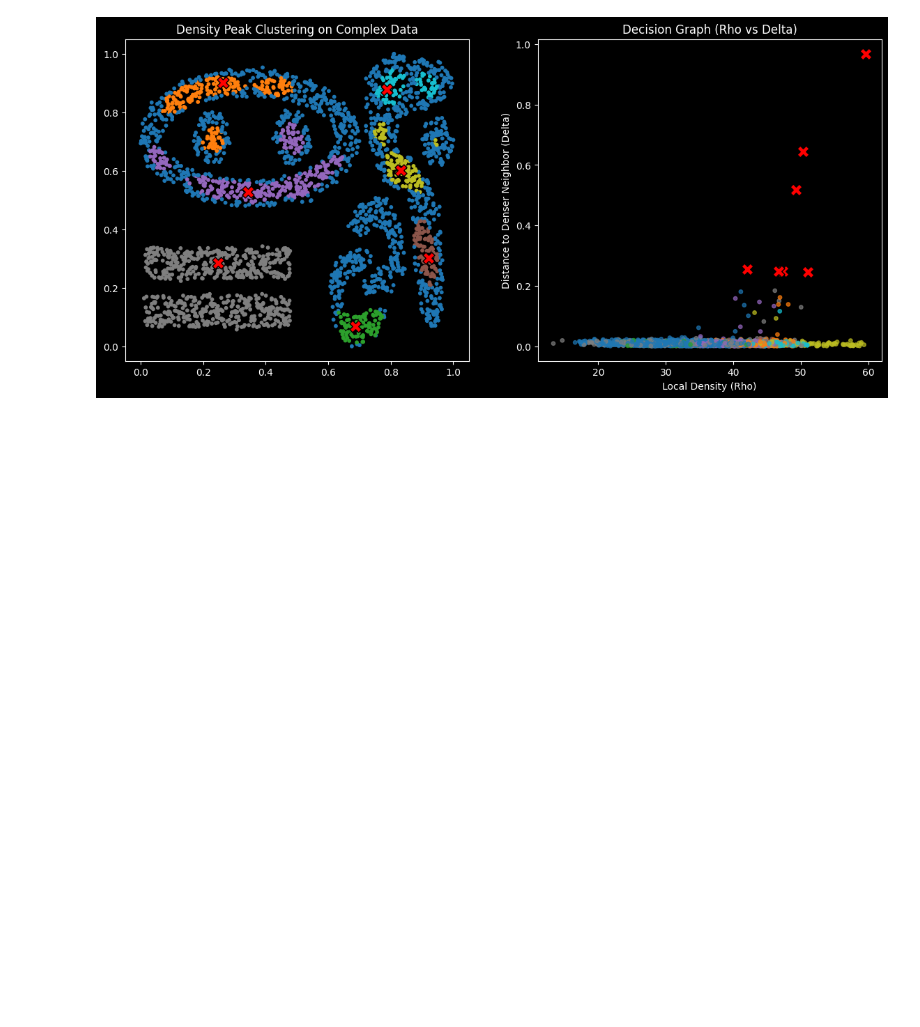
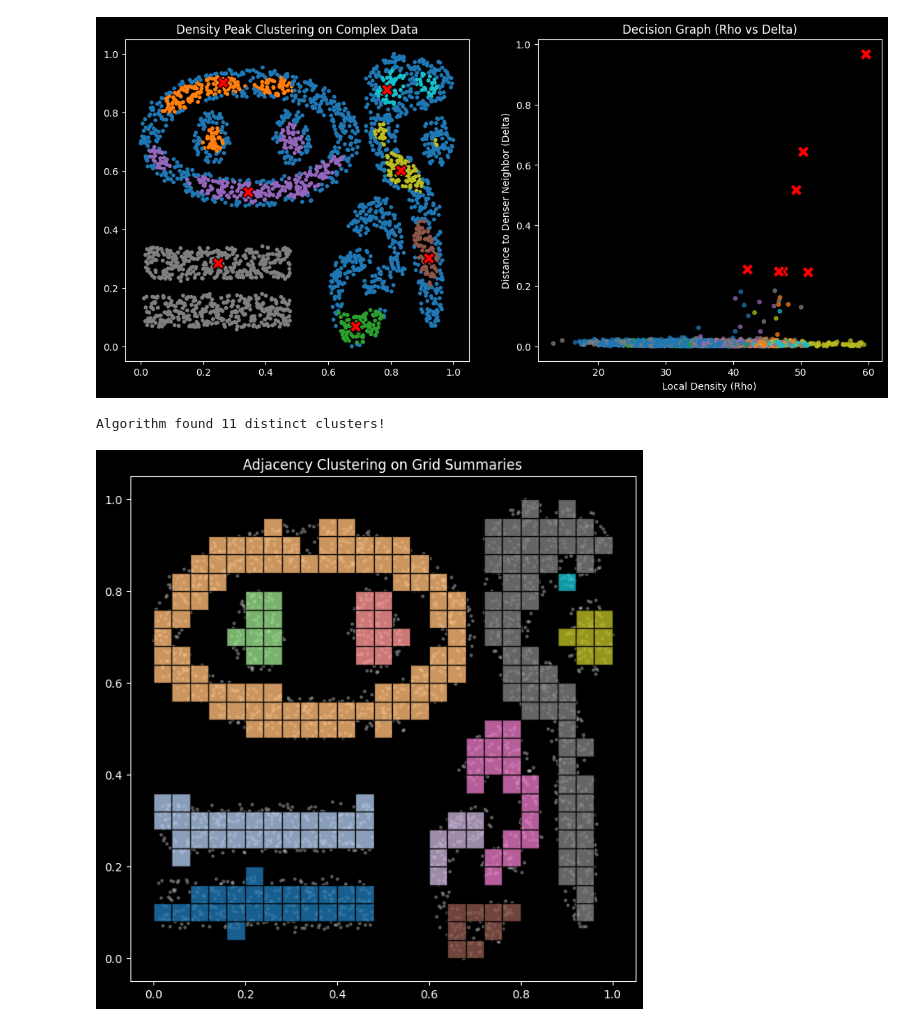
Before and after one commit to justfeelix/dstream-hajuj, a Jupyter notebook: playground.ipynb, the cells around one changed output. Drawn from its saved outputs; the diff is of its cells as text; code cells hidden in the pictures; blank space fills up the shorter version.

Commit message:
Added adjacency - understand the online-offline paradigm and why its necessary on a large amount of continous data

```diff
--- a/playground.ipynb
+++ b/playground.ipynb
@@ -264,0 +290,78 @@ plt.show()
+# %%
+from matplotlib.patches import Rectangle
+from baseframework.offline_clustering.adjacency import adjacency_clustering
+
+# 1. Load Data
+X, _ = datahandler.load_data("complex9")
+
+# ==========================================
+# PHASE 1: "ONLINE" SUMMARIZATION (The Grid)
+# ==========================================
+grid_size = 0.04
+
+# Instantly map all points to their grid cell indices
+grid_indices = np.floor(X / grid_size).astype(int)
+
+# Count how many points fell into each unique grid cell
+unique_cells, counts = np.unique(grid_indices, axis=0, return_counts=True)
+
+# Calculate the actual X/Y center coordinates of these populated grid cells
+summary_centers = unique_cells * grid_size + (grid_size / 2)
+
+# Decide the "status" of each summary based on its density (count)
+density_threshold = 6
+# If a cell has 10 or more points, it's 'dense'. Otherwise, we consider it 'noise'.
+status = np.array(["dense" if c >= density_threshold else "noise" for c in counts])
+
+# ==========================================
+# PHASE 2: "OFFLINE" ADJACENCY CLUSTERING
+# ==========================================
+# We want cells that are directly next to each other to connect.
+# The distance between two adjacent cell centers is exactly 'grid_size'.
+# The adjacency.py script connects points if distance <= sim_thresh[i] + sim_thresh[j]
+# So we set the individual threshold to slightly more than half the grid size
+sim_thresh = (grid_size / 2) * 1.1
+
+
+labels = adjacency_clustering(
+    X=summary_centers,
+    metric='euclidean',
+    status=status,
+    similarity_thresholds=sim_thresh
+)
+
+# number of unique clusters found (ignoring noise label -1)
+num_clusters = len(np.unique(labels[labels != -1]))
+print(f"Algorithm found {num_clusters} distinct clusters!")
+
+# ==========================================
+# PHASE 3: VISUALIZATION
+# ==========================================
+fig, ax = plt.subplots(figsize=(10, 8))
+
+# 1. Plot the raw deleted data points in the background
+ax.scatter(X[:, 0], X[:, 1], c='lightgrey', s=5, alpha=0.3, label="Raw Data (Deleted)")
+
+# 2. Draw the Grid Summaries as colored squares based on their cluster label
+cmap = plt.cm.get_cmap('tab20', len(np.unique(labels)))
+
+for i, center in enumerate(summary_centers):
+    cluster_id = labels[i]
+    if cluster_id == -1:
+        continue # Skip noise cells
+
+    # Calculate bottom-left corner for the rectangle drawing
+    bottom_left = center - (grid_size / 2)
+
+    # Draw the grid cell summary
+    rect = Rectangle(bottom_left, grid_size, grid_size,
+                     linewidth=1, edgecolor='black',
+                     facecolor=cmap(cluster_id), alpha=0.8)
+    ax.add_patch(rect)
+
+ax.set_title("Adjacency Clustering on Grid Summaries")
+ax.set_aspect('equal', 'box')
+plt.show()
+# %% [output]
+Algorithm found 11 distinct clusters!
+[figure, added]
```
Also changed, not shown: parts of 2 cells of this notebook.
